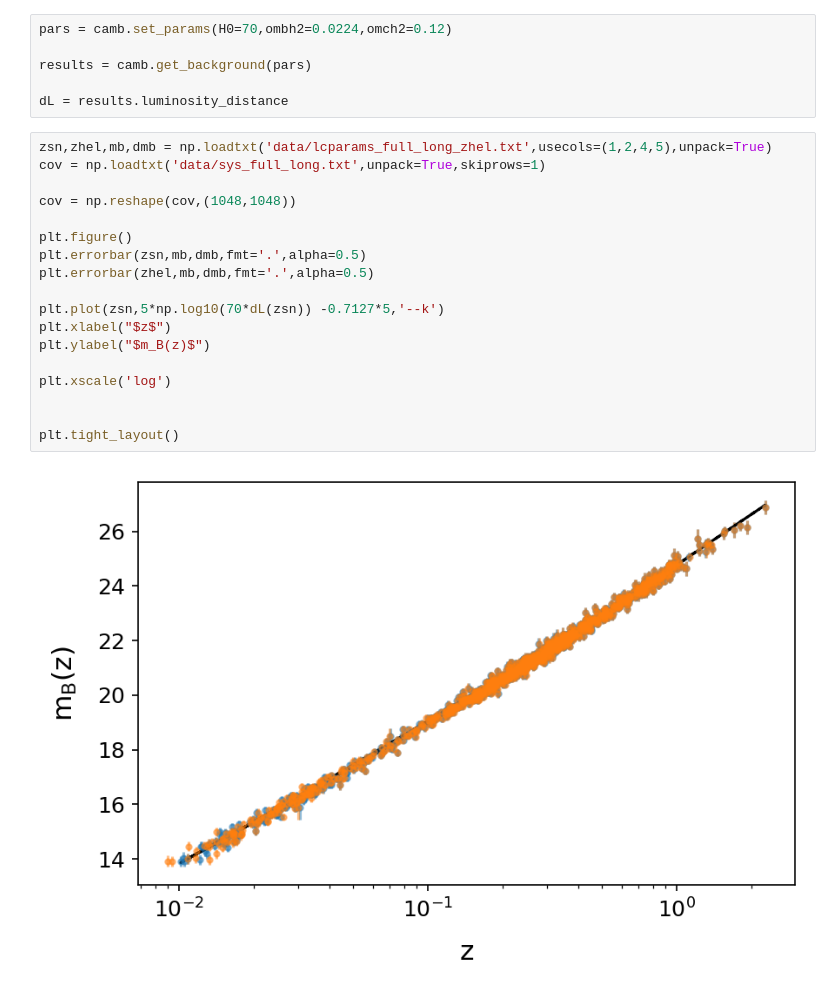
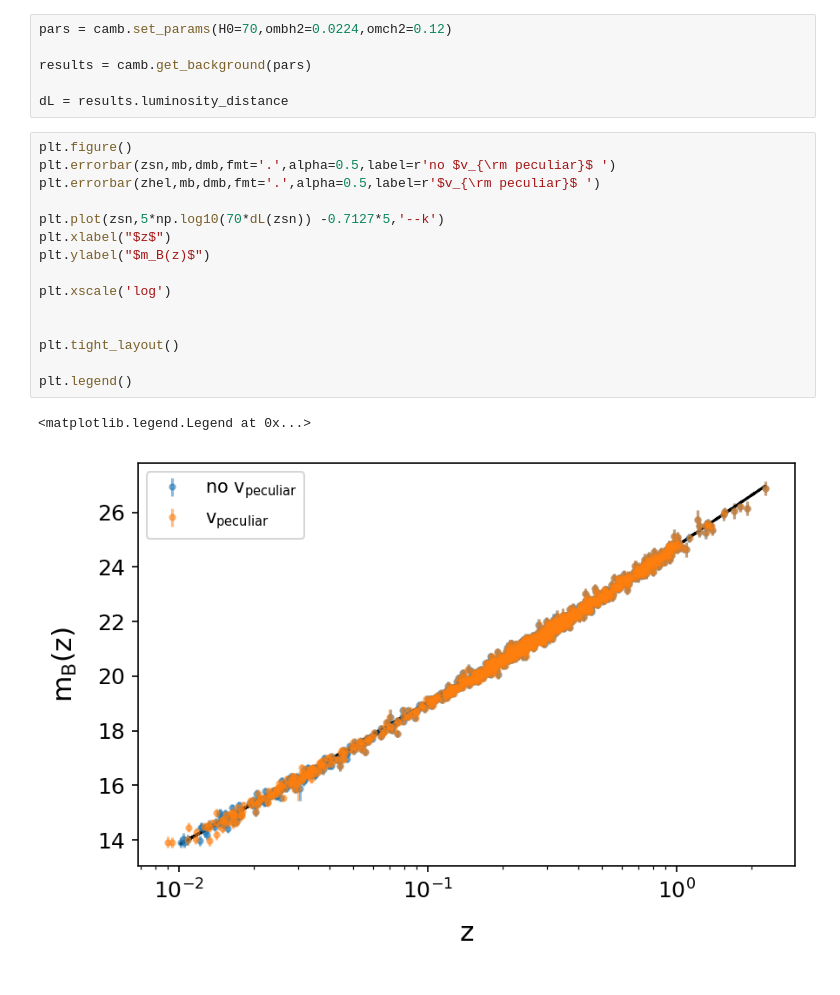
Before and after one commit to FabRez/SNIa_analysis, a Jupyter notebook: SNIa_analysis.ipynb, the cells around one changed output. Drawn from its saved outputs; the diff is of its cells as text.

```diff
--- a/SNIa_analysis.ipynb
+++ b/SNIa_analysis.ipynb
@@ -45,25 +49,23 @@ results = camb.get_background(pars)
 
 dL = results.luminosity_distance
 # %%
-zsn,zhel,mb,dmb = np.loadtxt('data/lcparams_full_long_zhel.txt',usecols=(1,2,4,5),unpack=True)
-cov = np.loadtxt('data/sys_full_long.txt',unpack=True,skiprows=1)
-
-cov = np.reshape(cov,(1048,1048))
-
 plt.figure()
-plt.errorbar(zsn,mb,dmb,fmt='.',alpha=0.5)
-plt.errorbar(zhel,mb,dmb,fmt='.',alpha=0.5)
+plt.errorbar(zsn,mb,dmb,fmt='.',alpha=0.5,label=r'no $v_{\rm peculiar}$ ')
+plt.errorbar(zhel,mb,dmb,fmt='.',alpha=0.5,label=r'$v_{\rm peculiar}$ ')
 
 plt.plot(zsn,5*np.log10(70*dL(zsn)) -0.7127*5,'--k')
 plt.xlabel("$z$")
 plt.ylabel("$m_B(z)$")
 
 plt.xscale('log')
 
 
 plt.tight_layout()
+
+plt.legend()
 # %% [output]
+<matplotlib.legend.Legend at 0x...>
-[figure, old version]
+[figure, new version]
 # %%
 
 zfacsq = 25.0 / np.log(10.0) ** 2
```
Also changed, not shown: parts of 12 cells of this notebook.
